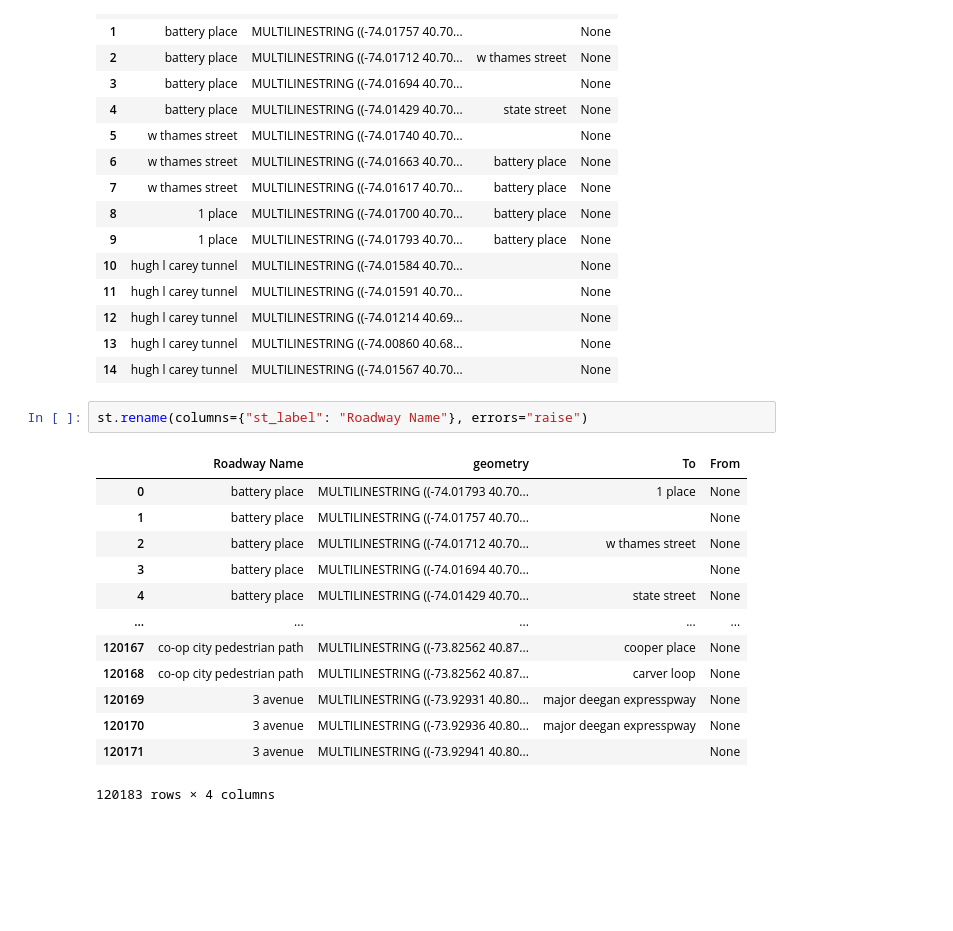
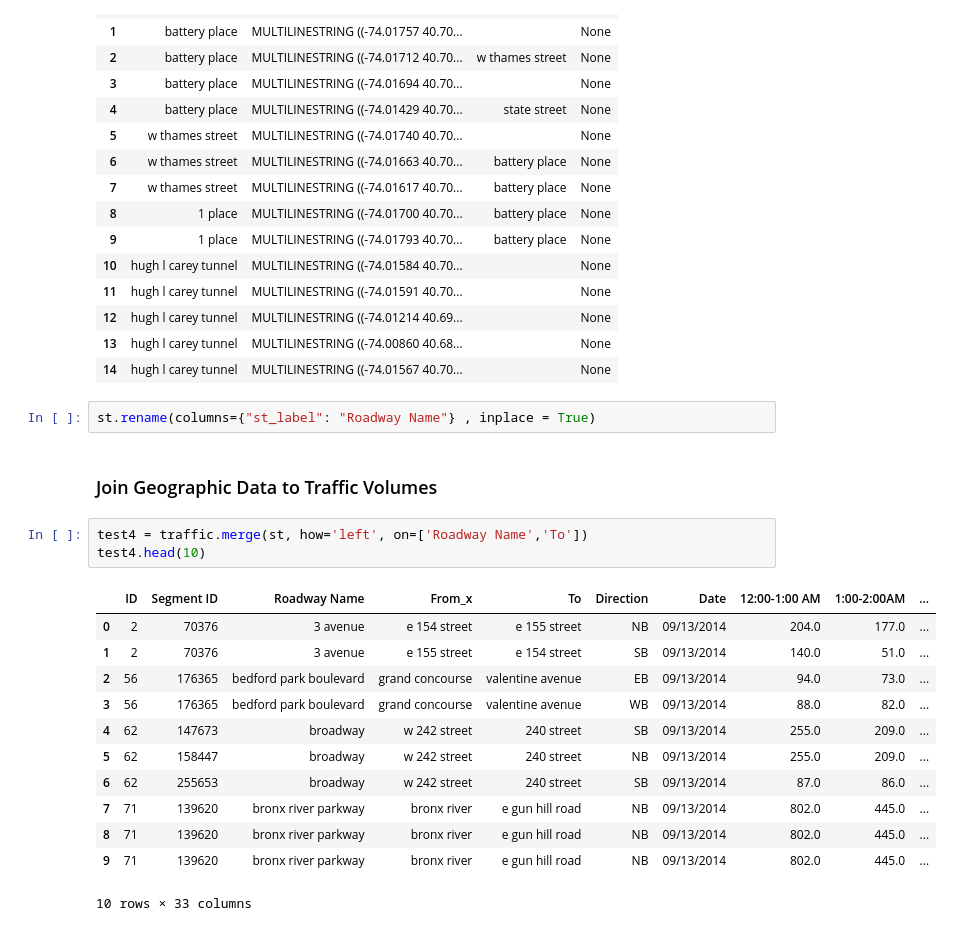
Before and after one commit to AlejandraZS10/capstone_project, a Jupyter notebook: NY Streets.ipynb, the cells around one changed output. Drawn from its saved outputs; the diff is of its cells as text; blank space fills up the shorter version.

```diff
--- a/NY Streets.ipynb
+++ b/NY Streets.ipynb
@@ -245,18 +240,22 @@ st.head(15)
 | 13 | hugh l carey tunnel | MULTILINESTRING ((-74.00860 40.68... |  | None |
 | 14 | hugh l carey tunnel | MULTILINESTRING ((-74.01567 40.70... |  | None |
 # %%
-st.rename(columns={"st_label": "Roadway Name"}, errors="raise")
+st.rename(columns={"st_label": "Roadway Name"} , inplace = True)
-# %% [output]
-|  | Roadway Name | geometry | To | From |
-| 0 | battery place | MULTILINESTRING ((-74.01793 40.70... | 1 place | None |
-| 1 | battery place | MULTILINESTRING ((-74.01757 40.70... |  | None |
-| 2 | battery place | MULTILINESTRING ((-74.01712 40.70... | w thames street | None |
-| 3 | battery place | MULTILINESTRING ((-74.01694 40.70... |  | None |
-| 4 | battery place | MULTILINESTRING ((-74.01429 40.70... | state street | None |
-| ... | ... | ... | ... | ... |
-| 120167 | co-op city pedestrian path | MULTILINESTRING ((-73.82562 40.87... | cooper place | None |
-| 120168 | co-op city pedestrian path | MULTILINESTRING ((-73.82562 40.87... | carver loop | None |
-| 120169 | 3 avenue | MULTILINESTRING ((-73.92931 40.80... | major deegan expresspway | None |
-| 120170 | 3 avenue | MULTILINESTRING ((-73.92936 40.80... | major deegan expresspway | None |
-| 120171 | 3 avenue | MULTILINESTRING ((-73.92941 40.80... |  | None |
-120183 rows × 4 columns
+# %% [markdown]
+### Join Geographic Data to Traffic Volumes
+# %%
+test4 = traffic.merge(st, how='left', on=['Roadway Name','To'])
+test4.head(10)
+# %% [output]
+|  | ID | Segment ID | Roadway Name | From_x | To | Direction | Date | 12:00-1:00 AM | 1:00-2:00AM | ... |
+| 0 | 2 | 70376 | 3 avenue | e 154 street | e 155 street | NB | 09/13/2014 | 204.0 | 177.0 | ... |
+| 1 | 2 | 70376 | 3 avenue | e 155 street | e 154 street | SB | 09/13/2014 | 140.0 | 51.0 | ... |
+| 2 | 56 | 176365 | bedford park boulevard | grand concourse | valentine avenue | EB | 09/13/2014 | 94.0 | 73.0 | ... |
+| 3 | 56 | 176365 | bedford park boulevard | grand concourse | valentine avenue | WB | 09/13/2014 | 88.0 | 82.0 | ... |
+| 4 | 62 | 147673 | broadway | w 242 street | 240 street | SB | 09/13/2014 | 255.0 | 209.0 | ... |
+| 5 | 62 | 158447 | broadway | w 242 street | 240 street | NB | 09/13/2014 | 255.0 | 209.0 | ... |
+| 6 | 62 | 255653 | broadway | w 242 street | 240 street | SB | 09/13/2014 | 87.0 | 86.0 | ... |
+| 7 | 71 | 139620 | bronx river parkway | bronx river | e gun hill road | NB | 09/13/2014 | 802.0 | 445.0 | ... |
+| 8 | 71 | 139620 | bronx river parkway | bronx river | e gun hill road | NB | 09/13/2014 | 802.0 | 445.0 | ... |
+| 9 | 71 | 139620 | bronx river parkway | bronx river | e gun hill road | NB | 09/13/2014 | 802.0 | 445.0 | ... |
+10 rows × 33 columns
```
Also changed, not shown: parts of 12 cells of this notebook, 2 other files.
